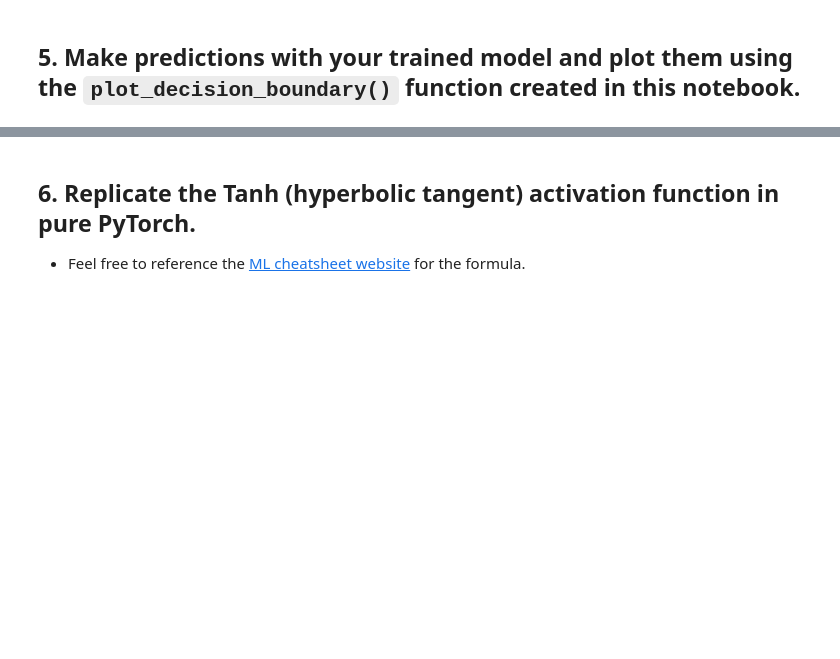
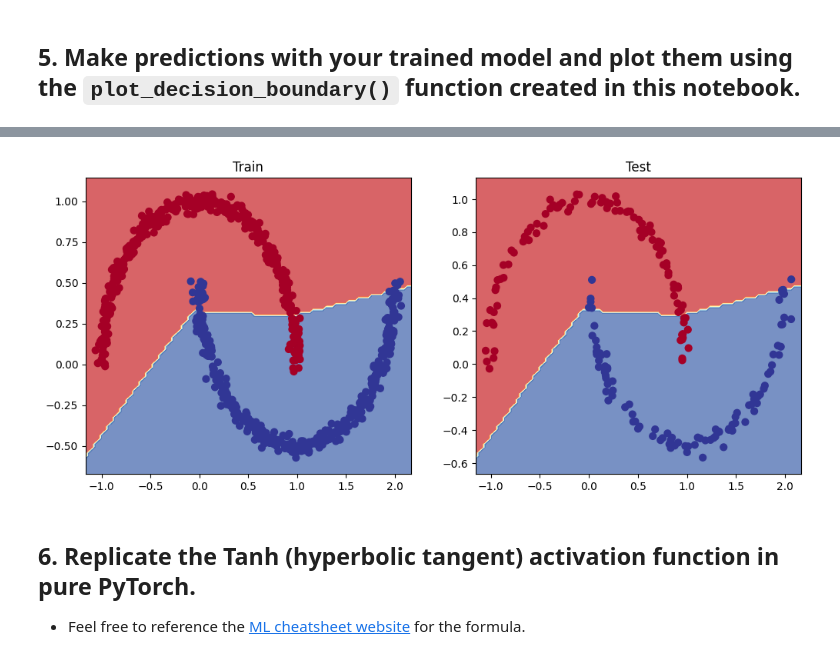
Before and after one commit to yatoxlee/PyTorch-for-Deep-Learning-Machine-Learning, a Jupyter notebook: exercises/02_pytorch_classification_exercises.ipynb, the cells around one changed output, grey strips where cells are left out. Drawn from its saved outputs; the diff is of its cells as text; code cells hidden in the pictures; blank space fills up the shorter version.

```diff
--- a/exercises/02_pytorch_classification_exercises.ipynb
+++ b/exercises/02_pytorch_classification_exercises.ipynb
@@ -117,13 +117,14 @@ class MoonModelV0(nn.Module):
     def __init__(self):
       super().__init__()
       self.layer1 = nn.Linear(in_features=2,out_features=5)
-      self.layer2 = nn.Linear(5,5)
-      self.layer3 = nn.Linear(5,1)
+      self.layer2 = nn.Linear(5,10)
+      self.layer3 = nn.Linear(10,10)
+      self.layer4 = nn.Linear(10,1)
       self.relu = nn.ReLU()
 
     def forward(self, x):
         ## Your code here ##
-        return self.layer3(self.relu(self.layer2(self.relu(self.layer1(x)))))
+        return self.layer4(self.relu(self.layer3(self.relu(self.layer2(self.relu(self.layer1(x)))))))
 
 # Instantiate the model
 model0 = MoonModelV0().to(device)
@@ -142,7 +144,7 @@ MoonModelV0(
 # Setup loss function
 loss_fn = nn.BCEWithLogitsLoss()
 # Setup optimizer to optimize model's parameters
-optimizer = torch.optim.SGD(model0.parameters(),lr=0.05)
+optimizer = torch.optim.SGD(model0.parameters(),lr=0.08)
 # %% [markdown]
 ## 4. Create a training and testing loop to fit the model you created in 2 to the data you created in 1.
   * Do a forward pass of the model to see what's coming out in the form of logits, prediction probabilities and labels.
@@ -270,4 +296,9 @@ Epoch: 400 | Loss: 0.24220, Accuracy: 0.90% | Test Loss: 0.24629, Test Accuracy:
 # %%
+# Donnot execute this block! I wonder whether the codes in learnpytorch.io can deal with this.
+# Donnot execute this block!
+# Donnot execute this block!
+# Donnot execute this block!
+"""
 # Plot the model predictions
 import numpy as np
 
@@ -304,3 +335,4 @@ def plot_decision_boundary(model, X, y):
     plt.scatter(X[:, 0], X[:, 1], c=y, s=40, cmap=plt.cm.RdYlBu)
     plt.xlim(xx.min(), xx.max())
     plt.ylim(yy.min(), yy.max())
+    """
@@ -309,3 +339,15 @@ def plot_decision_boundary(model, X, y):
+# %%
+# Plot decision boundaries for training and test sets
+plt.figure(figsize=(12,5))
+plt.subplot(1,2,1)
+plt.title("Train")
+plot_decision_boundary(model0,xtrain,ytrain)
+
+plt.subplot(1,2,2)
+plt.title("Test")
+plot_decision_boundary(model0,xtest,ytest)
+# %% [output]
+[figure, added]
 # %% [markdown]
 ## 6. Replicate the Tanh (hyperbolic tangent) activation function in pure PyTorch.
   * Feel free to reference the [ML cheatsheet website](https://ml-cheatsheet.readthedocs.io/en/latest/activation_functions.html#tanh) for the formula.
```
Also changed, not shown: parts of 17 cells of this notebook.
